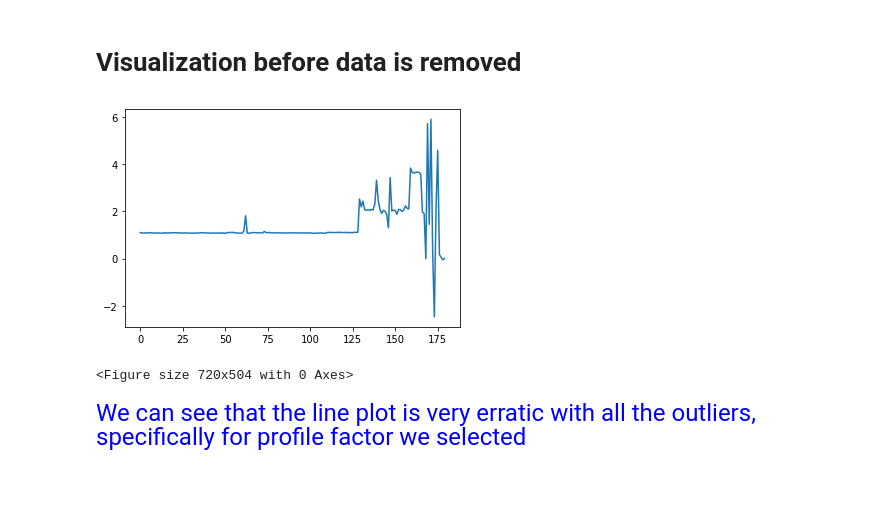
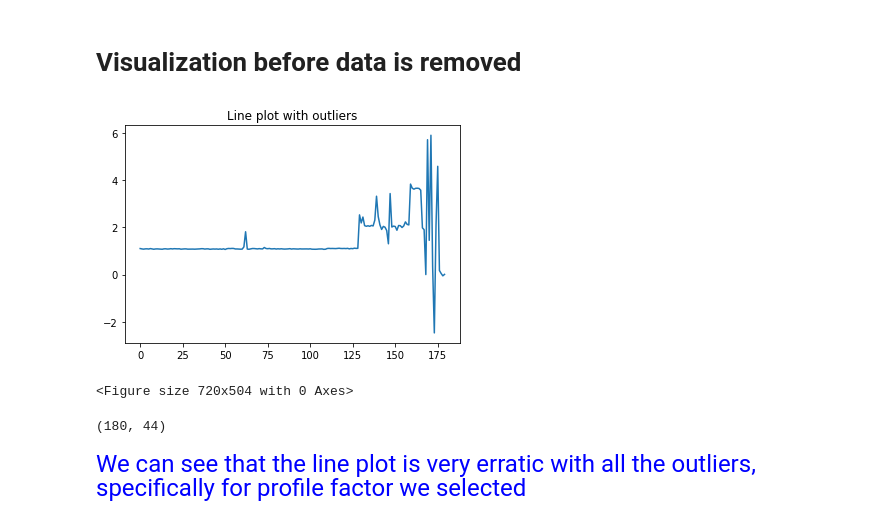
Before and after one commit to goldslime123/csc3005-DA, a Jupyter notebook: MeterD.ipynb, the cells around one changed output. Cells and saved outputs as stored; diff of their text form; code cells hidden in the pictures; blank space fills up the shorter version.

```diff
--- a/MeterD.ipynb
+++ b/MeterD.ipynb
@@ -181,11 +182,14 @@ Steps:
 # %%
 val_1 = df['Profile factor']
 plt.plot(val_1)
+plt.title('Line plot with outliers')
 fig = plt.figure(figsize =(10, 7))
 plt.show()
+df.shape
 # %% [output]
-[figure, old version]
+[figure, new version]
 <Figure size 720x504 with 0 Axes>
+(180, 44)
 # %% [markdown]
 <font font size="5" color='blue'> We can see that the line plot is very erratic with all the outliers, specifically for profile factor we selected </font>
 # %% [markdown]
```
Also changed, not shown: parts of 65 cells of this notebook.
